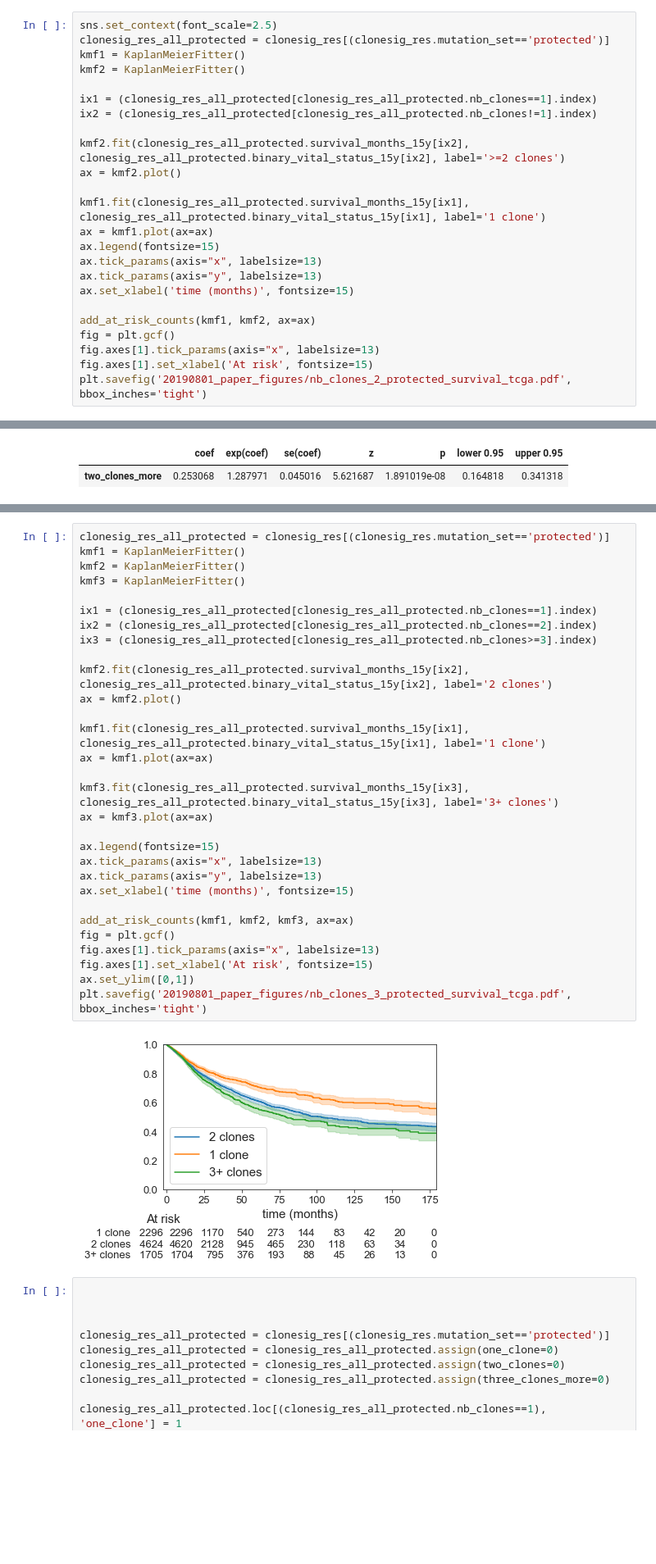
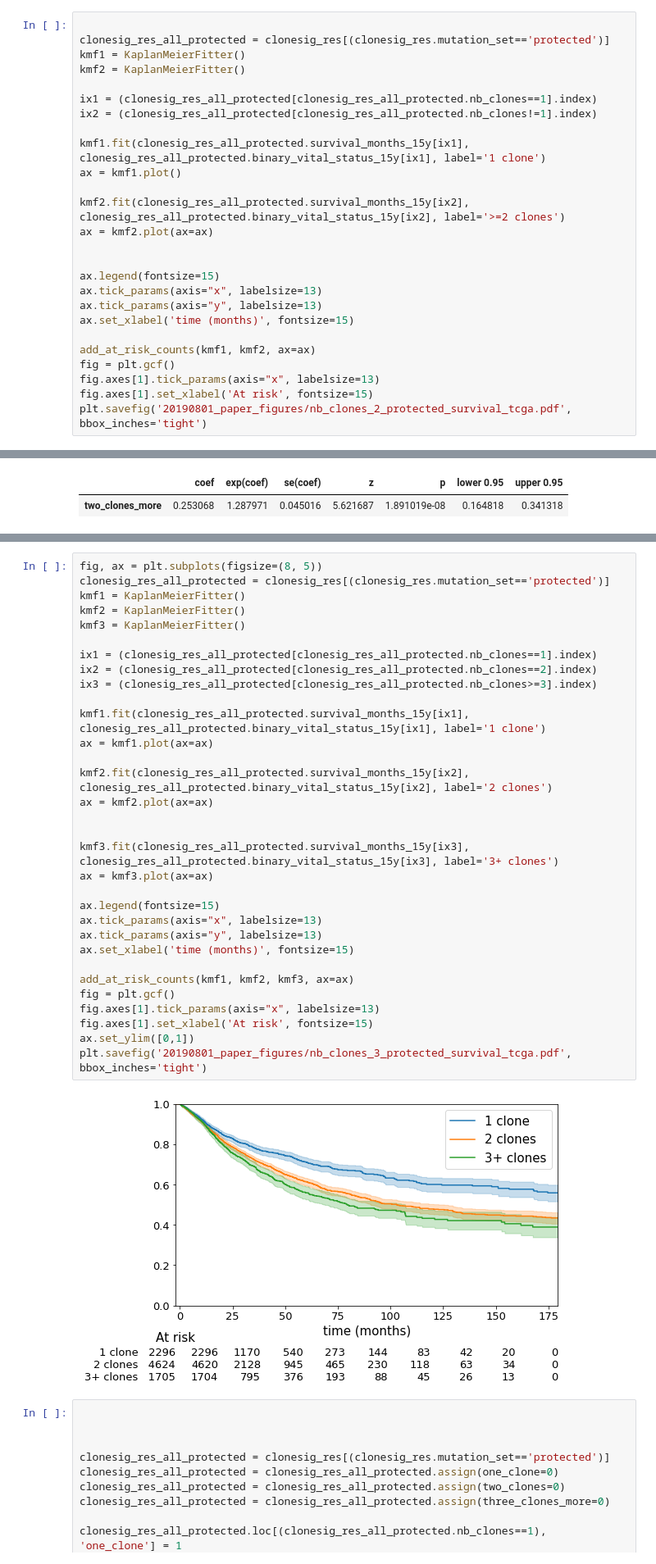
Before and after one commit to judithabk6/Clonesig_analysis, a Jupyter notebook: paper_notebooks/TCGA_results.ipynb, the cells around one changed output, grey strips where cells are left out. Shown at 82% size. Saved outputs shown, nothing was run; the diff lists cells and outputs as text; blank space fills up the shorter version.

Commit message:
figure update

```diff
--- a/paper_notebooks/TCGA_results.ipynb
+++ b/paper_notebooks/TCGA_results.ipynb
@@ -80,7 +80,7 @@ Name: nb_clones, dtype: int64
 # %% [markdown]
 Then we look at survival curves for the whole TCGA, first distinguishing 1 or 2 clones and more, then 1, 2, and 3 clones and more, and finally 1, 2 clones with no significant signature change, or 2 clones with a significant signature change, for the protected input SNVS
 # %%
-sns.set_context(font_scale=2.5)
+
 clonesig_res_all_protected = clonesig_res[(clonesig_res.mutation_set=='protected')]
 kmf1 = KaplanMeierFitter()
 kmf2 = KaplanMeierFitter()
@@ -88,11 +88,13 @@ kmf2 = KaplanMeierFitter()
 ix1 = (clonesig_res_all_protected[clonesig_res_all_protected.nb_clones==1].index)
 ix2 = (clonesig_res_all_protected[clonesig_res_all_protected.nb_clones!=1].index)
 
+kmf1.fit(clonesig_res_all_protected.survival_months_15y[ix1], clonesig_res_all_protected.binary_vital_status_15y[ix1], label='1 clone')
+ax = kmf1.plot()
+
 kmf2.fit(clonesig_res_all_protected.survival_months_15y[ix2], clonesig_res_all_protected.binary_vital_status_15y[ix2], label='>=2 clones')
-ax = kmf2.plot()
+ax = kmf2.plot(ax=ax)
 
-kmf1.fit(clonesig_res_all_protected.survival_months_15y[ix1], clonesig_res_all_protected.binary_vital_status_15y[ix1], label='1 clone')
-ax = kmf1.plot(ax=ax)
+
 ax.legend(fontsize=15)
 ax.tick_params(axis="x", labelsize=13)
 ax.tick_params(axis="y", labelsize=13)
@@ -157,35 +161,37 @@ Text(0,-0.225,'At risk')
 # %%
+fig, ax = plt.subplots(figsize=(8, 5))
 clonesig_res_all_protected = clonesig_res[(clonesig_res.mutation_set=='protected')]
 kmf1 = KaplanMeierFitter()
 kmf2 = KaplanMeierFitter()
 kmf3 = KaplanMeierFitter()
 
 ix1 = (clonesig_res_all_protected[clonesig_res_all_protected.nb_clones==1].index)
 ix2 = (clonesig_res_all_protected[clonesig_res_all_protected.nb_clones==2].index)
 ix3 = (clonesig_res_all_protected[clonesig_res_all_protected.nb_clones>=3].index)
 
-kmf2.fit(clonesig_res_all_protected.survival_months_15y[ix2], clonesig_res_all_protected.binary_vital_status_15y[ix2], label='2 clones')
-ax = kmf2.plot()
-
 kmf1.fit(clonesig_res_all_protected.survival_months_15y[ix1], clonesig_res_all_protected.binary_vital_status_15y[ix1], label='1 clone')
 ax = kmf1.plot(ax=ax)
+
+kmf2.fit(clonesig_res_all_protected.survival_months_15y[ix2], clonesig_res_all_protected.binary_vital_status_15y[ix2], label='2 clones')
+ax = kmf2.plot(ax=ax)
+
 
 kmf3.fit(clonesig_res_all_protected.survival_months_15y[ix3], clonesig_res_all_protected.binary_vital_status_15y[ix3], label='3+ clones')
 ax = kmf3.plot(ax=ax)
 
 ax.legend(fontsize=15)
 ax.tick_params(axis="x", labelsize=13)
 ax.tick_params(axis="y", labelsize=13)
 ax.set_xlabel('time (months)', fontsize=15)
 
 add_at_risk_counts(kmf1, kmf2, kmf3, ax=ax)
 fig = plt.gcf()
 fig.axes[1].tick_params(axis="x", labelsize=13)
 fig.axes[1].set_xlabel('At risk', fontsize=15)
 ax.set_ylim([0,1])
 plt.savefig('20190801_paper_figures/nb_clones_3_protected_survival_tcga.pdf', bbox_inches='tight')
 # %% [output]
-[figure, old version]
+[figure, new version]
 # %%
 
 
```
Also changed, not shown: parts of 9 cells of this notebook, 1 other file.
